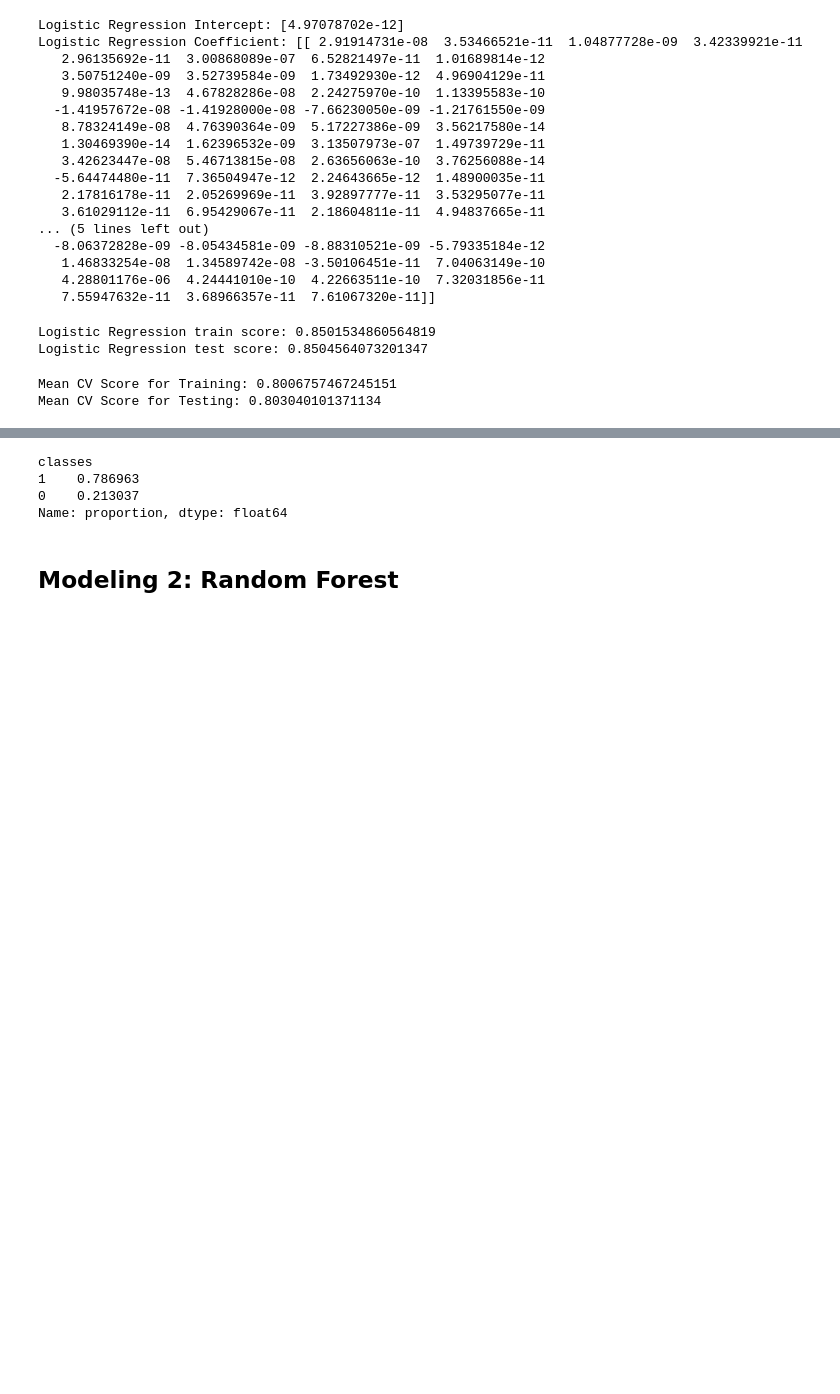
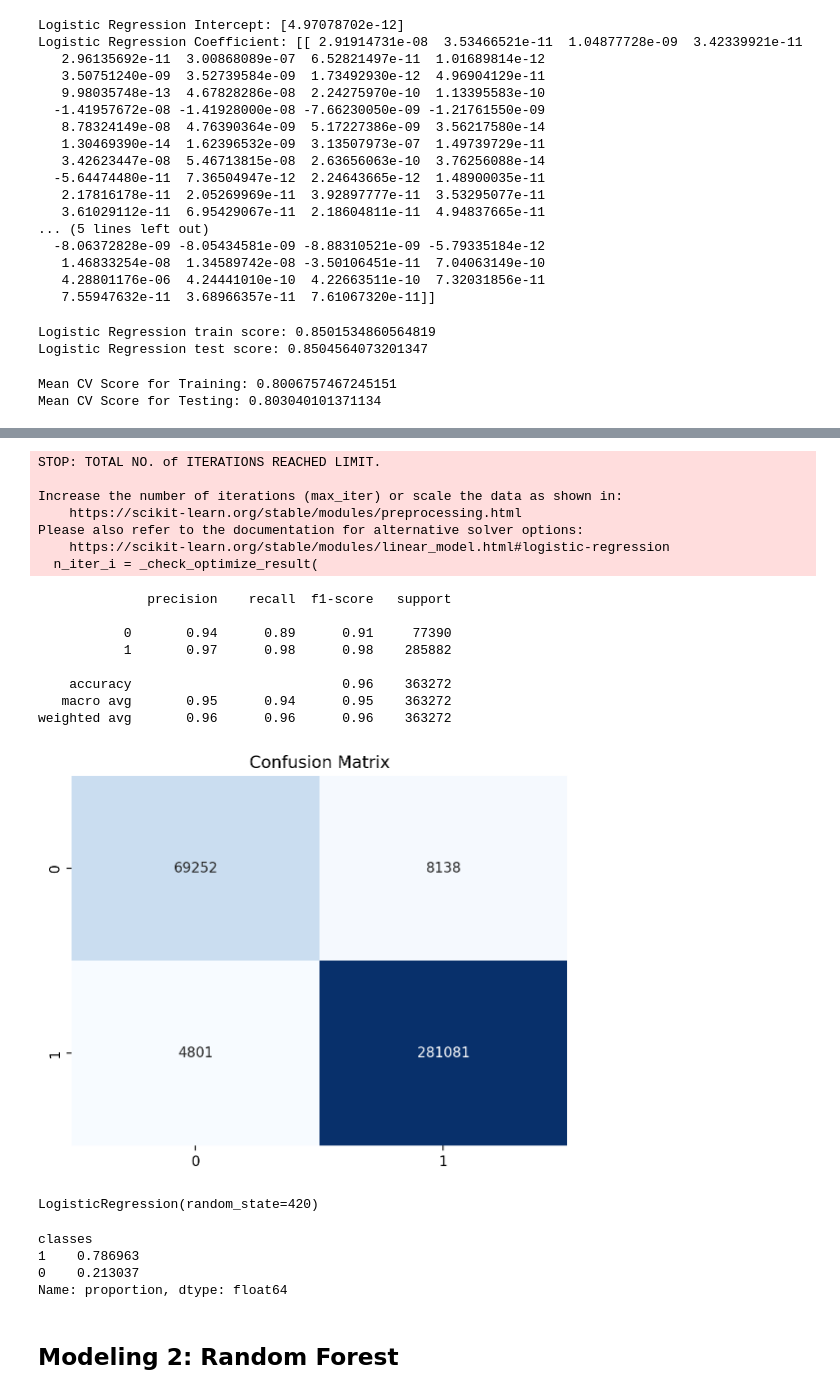
Before and after one commit to ChingsanLao/credit-risk-prediction, a Jupyter notebook: Modeling.ipynb, the cells around one changed output, grey strips where cells are left out. Cells and saved outputs as stored; diff of their text form; code cells hidden in the pictures; blank space fills up the shorter version.

```diff
--- a/Modeling.ipynb
+++ b/Modeling.ipynb
@@ -30,6 +30,47 @@ from sklearn.ensemble import RandomForestClassifier
 
 #import xgboost
 from xgboost import XGBClassifier
+# %%
+# write it again as a funtion
+
+import xgboost as xgb
+from sklearn.metrics import classification_report, confusion_matrix
+import seaborn as sns
+import matplotlib.pyplot as plt
+
+# write the above code as a function
+def xgboost_model(model, X_test, y_test):
+    y_pred = model.predict(X_test)
+    accuracy = accuracy_score(y_test, y_pred)
+    print(classification_report(y_test, y_pred))
+    cm = confusion_matrix(y_test, y_pred)
+    sns.heatmap(cm, annot=True, fmt="d", cmap="Blues", cbar=False)
+    plt.title("Confusion Matrix")
+    plt.show()
+    return model
+
+
+# write for random forest
+def random_forest_model(model, X_test, y_test):
+    y_pred = model.predict(X_test)
+    accuracy = accuracy_score(y_test, y_pred)
+    print(classification_report(y_test, y_pred))
+    cm = confusion_matrix(y_test, y_pred)
+    sns.heatmap(cm, annot=True, fmt="d", cmap="Blues", cbar=False)
+    plt.title("Confusion Matrix")
+    plt.show()
+    return model
+
+# write for logistic regression
+def logistic_regression_model(model, X_test, y_test):
+    y_pred = model.predict(X_test)
+    accuracy = accuracy_score(y_test, y_pred)
+    print(classification_report(y_test, y_pred))
+    cm = confusion_matrix(y_test, y_pred)
+    sns.heatmap(cm, annot=True, fmt="d", cmap="Blues", cbar=False)
+    plt.title("Confusion Matrix")
+    plt.show()
+    return model
 # %% [markdown]
 ### Read in CSV
 # %%
@@ -203,3 +242,23 @@ F1 score: 91.3%
+# %%
+logistic_regression_model(logreg, X_test, y_test)
+# %% [output]
+STOP: TOTAL NO. of ITERATIONS REACHED LIMIT.
+
+Increase the number of iterations (max_iter) or scale the data as shown in:
+    https://scikit-learn.org/stable/modules/preprocessing.html
+Please also refer to the documentation for alternative solver options:
+    https://scikit-learn.org/stable/modules/linear_model.html#logistic-regression
+  n_iter_i = _check_optimize_result(
+              precision    recall  f1-score   support
+
+           0       0.94      0.89      0.91     77390
+           1       0.97      0.98      0.98    285882
+
+    accuracy                           0.96    363272
+   macro avg       0.95      0.94      0.95    363272
+weighted avg       0.96      0.96      0.96    363272
+[figure, added]
+LogisticRegression(random_state=420)
 # %%
 data['classes'].value_counts(normalize=True)
 # %% [output]
```
Also changed, not shown: parts of 27 cells of this notebook, 2 other files.
